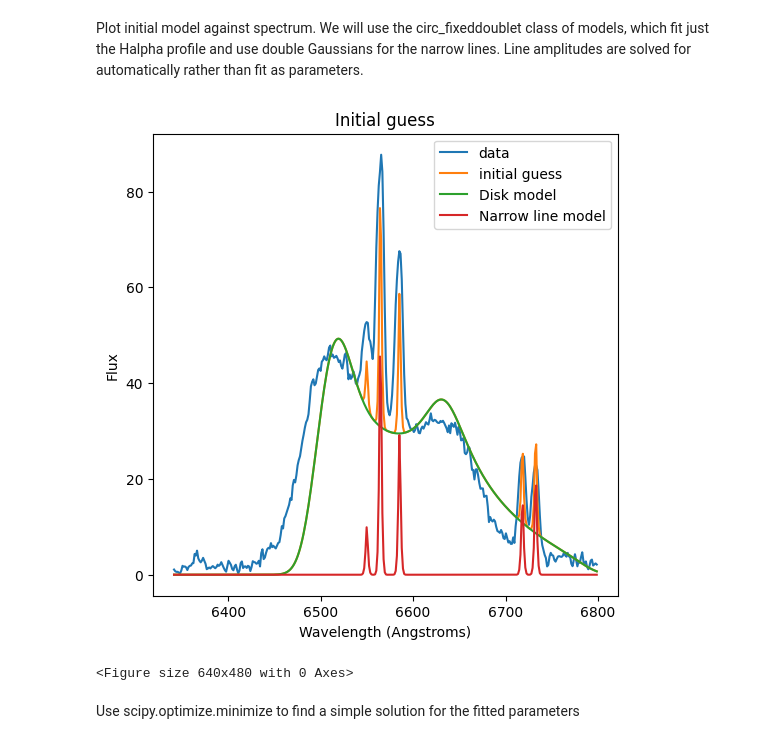
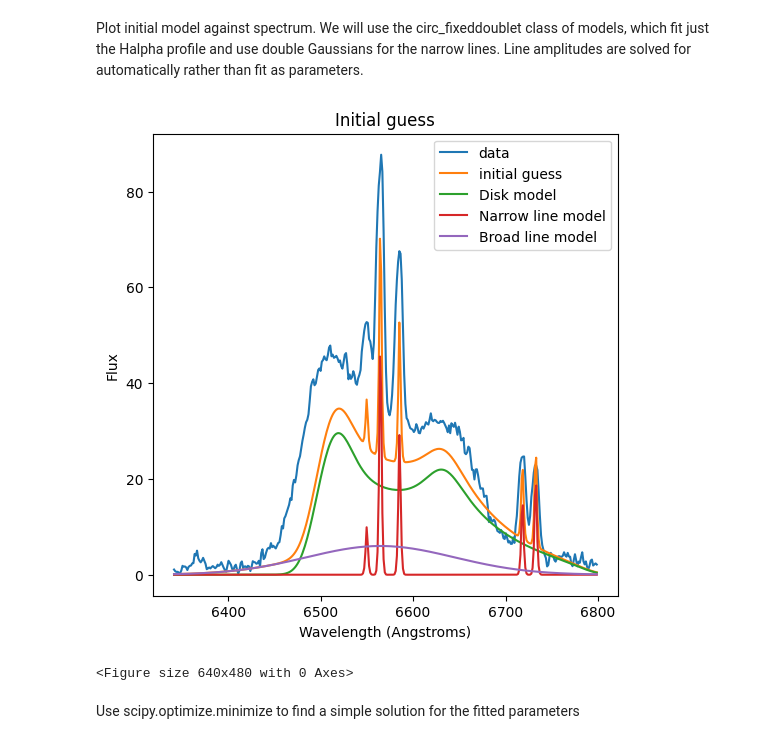
Before and after one commit to Astro-Hy/tde-thesis-repo, a Jupyter notebook: examples/fit_circular_disk_model_additionalbroadline.ipynb, the cells around one changed output. Drawn from its saved outputs; the diff is of its cells as text; code cells hidden in the pictures.

```diff
--- a/examples/fit_circular_disk_model_additionalbroadline.ipynb
+++ b/examples/fit_circular_disk_model_additionalbroadline.ipynb
@@ -63,7 +63,8 @@ narrowwidth2 = 0.9 # Width of component 2 of broad line in Angstroms
 narrowfrac = 0.2 #Amplitude fraction the two narrow line components
 
 #Broadline
-broadwith= 300
+broadwidth= 80
+broadHalphaflux=3
 # %%
 # Bounds on parameters
 angimax = 360
@@ -119,10 +122,10 @@ ratios = [NIIb_NIIa,SIIb_SIIa]#,OIb_OIa]
 #Guess narrow line fluxes
 Halphaflux = 25
 NIIbflux = 5
-diskflux = 10
+diskflux = 6
 SIIbflux = 8
 OIbflux = 0
-broadHalphaflux=5
+broadHalphaflux=6.0
 # %% [markdown]
 Create a dictionary of the fixed parameter names and values
 # %%
@@ -139,7 +142,7 @@ broad = 600 #broadening parameter (km/s)
 # %% [markdown]
 Create a dictionary of fitted parameter names and values. We will fit for the widths of the two narrow line components and the ratio of those components, as well as 4 disk parameters.
 # %%
-fitted_labels = ['xi1','xi2','broad','angi','broadwidth','broadflux','narrowfrac','narrowwidth','narrowwidth2','anglam','t0','eta','Halphaflux','NIIbflux','SIIbflux','diskflux']
-initial = [xi1,xi2,broad,angi,broadwidth,broadflux,narrowfrac,narrowwidth,narrowwidth2,anglam,t0,eta,Halphaflux,NIIbflux,SIIbflux,diskflux]
+fitted_labels = ['xi1','xi2','broad','angi','broadwidth','broadHalphaflux','narrowfrac','narrowwidth','narrowwidth2','anglam','t0','eta','Halphaflux','NIIbflux','SIIbflux','diskflux']
+initial = [xi1,xi2,broad,angi,broadwidth,broadHalphaflux,narrowfrac,narrowwidth,narrowwidth2,anglam,t0,eta,Halphaflux,NIIbflux,SIIbflux,diskflux]
 fitted = dict(zip(fitted_labels,initial))
 # %%
@@ -167,21 +172,22 @@ for i,x in enumerate(initial):
 Plot initial model against spectrum. We will use the circ_fixeddoublet class of models, which fit just the Halpha profile and use double Gaussians for the narrow lines. Line amplitudes are solved for automatically rather than fit as parameters.
 # %%
 modelguess = likelihood.model_linefit_circ_fixeddoublet_freeamplitudes_addbroadline_Halpha(initial, wl, flux, fluxerr, lines, linesbroad, fixed, fitted)
-disk,narrowlines= likelihood.plot_linefit_circ_fixeddoublet_freeamplitudes_addbroadline_Halpha(initial, wl, flux, fluxerr, lines, linesbroad, fixed, fitted)
+disk,narrowlines,broadlines= likelihood.plot_linefit_circ_fixeddoublet_freeamplitudes_addbroadline_Halpha(initial, wl, flux, fluxerr, lines, linesbroad, fixed, fitted)
 # %%
 plt.figure(figsize=(6,6))
 plt.plot(wl/(1+fixed['z']),flux,label='data')
 plt.plot(wl/(1+fixed['z']),modelguess,label='initial guess')
 plt.plot(wl/(1+fixed['z']),disk,label='Disk model')
 plt.plot(wl/(1+fixed['z']),narrowlines,label='Narrow line model')
+plt.plot(wl/(1+fixed['z']),broadlines,label='Broad line model')
 plt.xlabel('Wavelength (Angstroms)')
 plt.ylabel('Flux')
 plt.title('Initial guess')
 plt.legend()
 plt.show()
 plt.clf()
 # %% [output]
-[figure, old version]
+[figure, new version]
 <Figure size 640x480 with 0 Axes>
 # %%
 lp = likelihood.logprob_circ_fixeddoublet_freeamplitudes_addbroadline_Halpha(wl, flux, fluxerr, lines, linesbroad, fixed, fitted, diskmins, diskmax)
```
Also changed, not shown: parts of 10 cells of this notebook, 1 other file.
